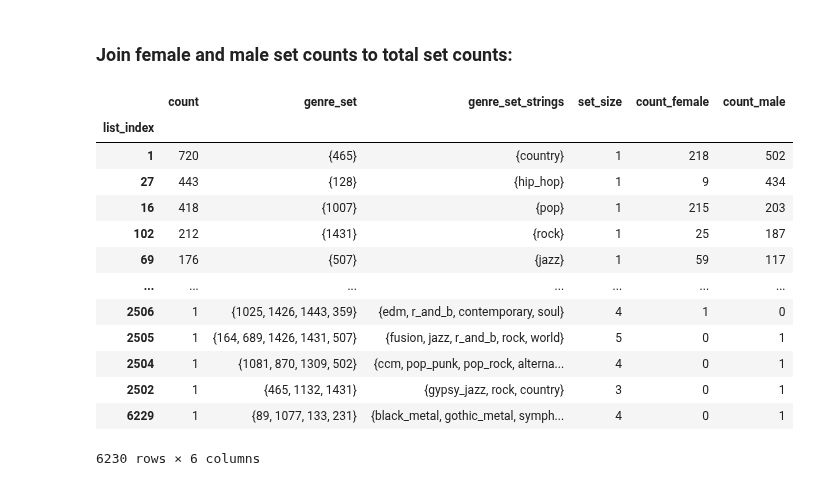
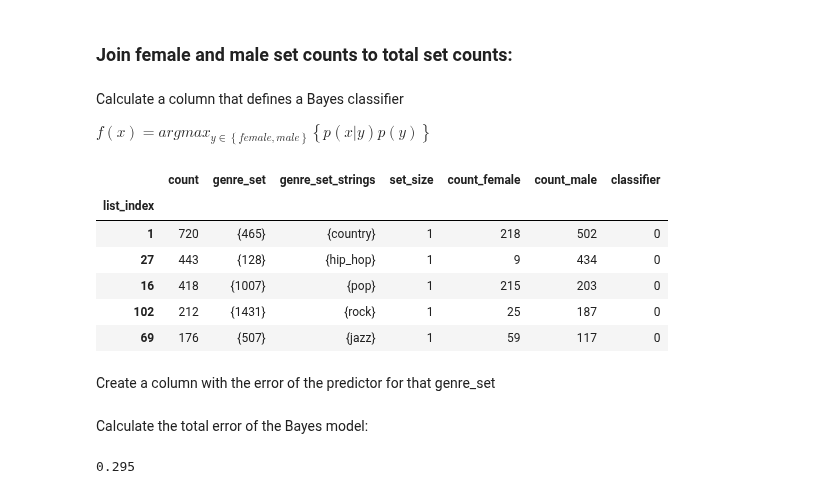
Before and after one commit to fox-daniel/Genre, a Jupyter notebook: code/Analysis/genre_bayes_classifier.ipynb, the cells around one changed output. Drawn from its saved outputs; the diff is of its cells as text; code cells hidden in the pictures.

Commit message:
bayes classifier: bayes classifier constructed and error calculated to be 30 percent

```diff
--- a/code/Analysis/genre_bayes_classifier.ipynb
+++ b/code/Analysis/genre_bayes_classifier.ipynb
@@ -135,0 +138,4 @@ data.head()
+# %%
+p_fem = data.gender.sum()/data.gender.shape[0]
+p_male = 1-p_fem
+p_fem, p_male
@@ -320,19 +328,28 @@ set_counts_male_df.head()
 # %% [markdown]
 ### Join female and male set counts to total set counts:
 # %%
-set_counts_df.join([set_counts_fem_df[['count_female']], set_counts_male_df[['count_male']]], how = 'left', lsuffix = '_tot', rsuffix = '_gender')
+set_counts_df = set_counts_df.join([set_counts_fem_df[['count_female']], set_counts_male_df[['count_male']]], how = 'left', lsuffix = '_tot', rsuffix = '_gender')
-# %% [output]
-|  | count | genre_set | genre_set_strings | set_size | count_female | count_male |
-| list_index |  |  |  |  |  |  |
-| 1 | 720 | {465} | {country} | 1 | 218 | 502 |
-| 27 | 443 | {128} | {hip_hop} | 1 | 9 | 434 |
-| 16 | 418 | {1007} | {pop} | 1 | 215 | 203 |
-| 102 | 212 | {1431} | {rock} | 1 | 25 | 187 |
-| 69 | 176 | {507} | {jazz} | 1 | 59 | 117 |
-| ... | ... | ... | ... | ... | ... | ... |
-| 2506 | 1 | {1025, 1426, 1443, 359} | {edm, r_and_b, contemporary, soul} | 4 | 1 | 0 |
-| 2505 | 1 | {164, 689, 1426, 1431, 507} | {fusion, jazz, r_and_b, rock, world} | 5 | 0 | 1 |
-| 2504 | 1 | {1081, 870, 1309, 502} | {ccm, pop_punk, pop_rock, alterna... | 4 | 0 | 1 |
-| 2502 | 1 | {465, 1132, 1431} | {gypsy_jazz, rock, country} | 3 | 0 | 1 |
-| 6229 | 1 | {89, 1077, 133, 231} | {black_metal, gothic_metal, symph... | 4 | 0 | 1 |
-6230 rows × 6 columns
+# %% [markdown]
+Calculate a column that defines a Bayes classifier
+
+$ f(x) = argmax_{y \in \left\{female, male \right\} } \left\{ p(x| y) p(y)\right\}$
+# %%
+def classify(row):
+    if p_fem*row.count_female < p_male*row.count_male:
+        return 0
+    else:
+        return 1
+# %%
+set_counts_df['classifier'] = set_counts_df.apply(classify, axis = 1)
+# %%
+set_counts_df.head()
+# %% [output]
+|  | count | genre_set | genre_set_strings | set_size | count_female | count_male | classifier |
+| list_index |  |  |  |  |  |  |  |
+| 1 | 720 | {465} | {country} | 1 | 218 | 502 | 0 |
+| 27 | 443 | {128} | {hip_hop} | 1 | 9 | 434 | 0 |
+| 16 | 418 | {1007} | {pop} | 1 | 215 | 203 | 0 |
+| 102 | 212 | {1431} | {rock} | 1 | 25 | 187 | 0 |
+| 69 | 176 | {507} | {jazz} | 1 | 59 | 117 | 0 |
+# %% [markdown]
+Create a column with the error of the predictor for that genre_set
@@ -338,0 +358,2 @@ set_counts_df.join([set_counts_fem_df[['count_female']], set_counts_male_df[['co
+# %% [markdown]
+Calculate the total error of the Bayes model:
@@ -338,0 +362,4 @@ set_counts_df.join([set_counts_fem_df[['count_female']], set_counts_male_df[['co
+# %%
+bayes_error
+# %% [output]
+0.295
```
Also changed, not shown: parts of 4 cells of this notebook.
